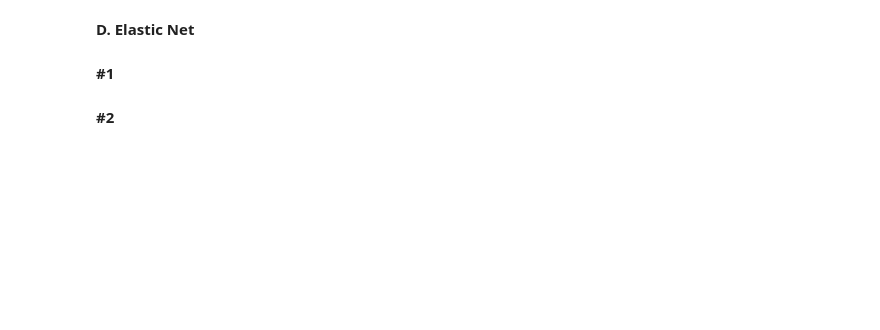
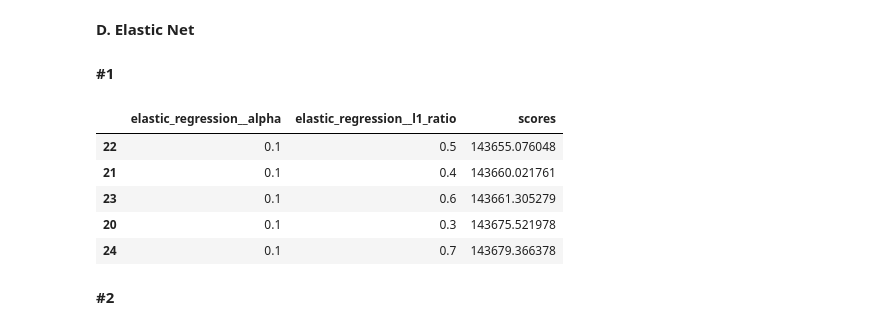
Before and after one commit to BLauf/GSB-544, a Jupyter notebook: labs/lab06/lab_06.ipynb, the cells around one changed output. Drawn from its saved outputs; the diff is of its cells as text; code cells hidden in the pictures; blank space fills up the shorter version.

```diff
--- a/labs/lab06/lab_06.ipynb
+++ b/labs/lab06/lab_06.ipynb
@@ -601,7 +578,7 @@ lr_pipeline_elastic = Pipeline(
   [("preprocessing", ct),
   #can now put our custom alpha and l1_ratio that we found in the previous step
   ("elastic_regression", ElasticNet(alpha = 1, l1_ratio = .2))]
-)
+).set_output(transform="pandas")
 # %%
 #output all variables coeff.
 # Fit the pipeline to the full dataset
@@ -864,5 +1029,34 @@ r2:  0.42731129570461857  mse:  105677.17614174394
 **D. Elastic Net**
 # %% [markdown]
 **#1**
+# %%
+#Using only the one best numeric variable.
+X = baseball[["CRuns"]]
+y = baseball["Salary"]
+
+#Use cross-validation to tune the lambda and alpha hyperparameters.
+
+#tune lambdas/alphas to test multiple vals
+values = {"elastic_regression__alpha": [.001, .01, .1, 1, 10, 100],
+          "elastic_regression__l1_ratio": [.1, .2, .3, .4, .5, .6, .7, .8, .9]}
+
+gscv = GridSearchCV(lr_pipeline_elastic, values, cv = 5, scoring='neg_mean_squared_error')
+
+gscv_fitted = gscv.fit(X, y)
+
+params_df = pd.DataFrame(gscv_fitted.cv_results_['params'])
+
+results_df = params_df.assign(scores=gscv_fitted.cv_results_['mean_test_score'])
+
+results_df['scores'] = results_df['scores']*-1
+
+results_df.sort_values(by = 'scores', ascending = True).head()
+# %% [output]
+|  | elastic_regression__alpha | elastic_regression__l1_ratio | scores |
+| 22 | 0.1 | 0.5 | 143655.076048 |
+| 21 | 0.1 | 0.4 | 143660.021761 |
+| 23 | 0.1 | 0.6 | 143661.305279 |
+| 20 | 0.1 | 0.3 | 143675.521978 |
+| 24 | 0.1 | 0.7 | 143679.366378 |
 # %% [markdown]
 **#2**
```
Also changed, not shown: parts of 36 cells of this notebook.
